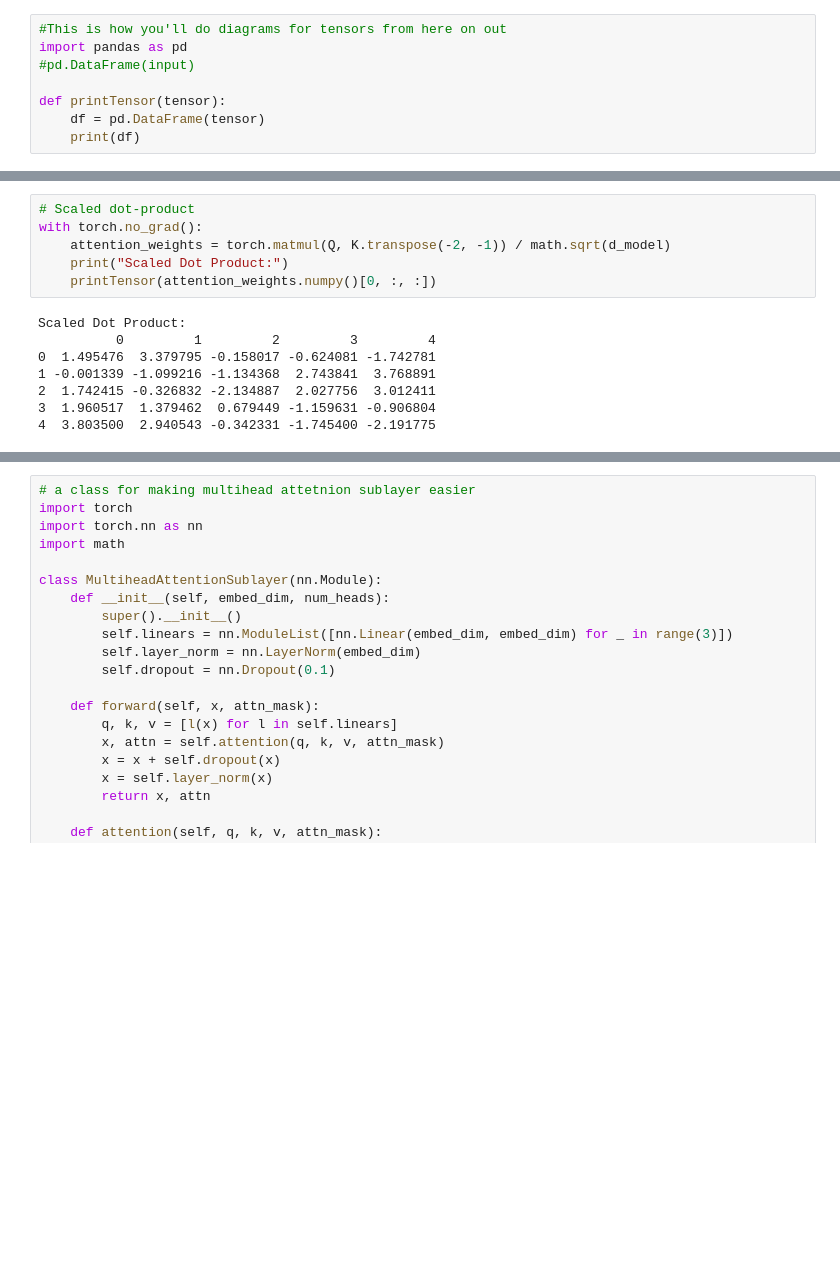
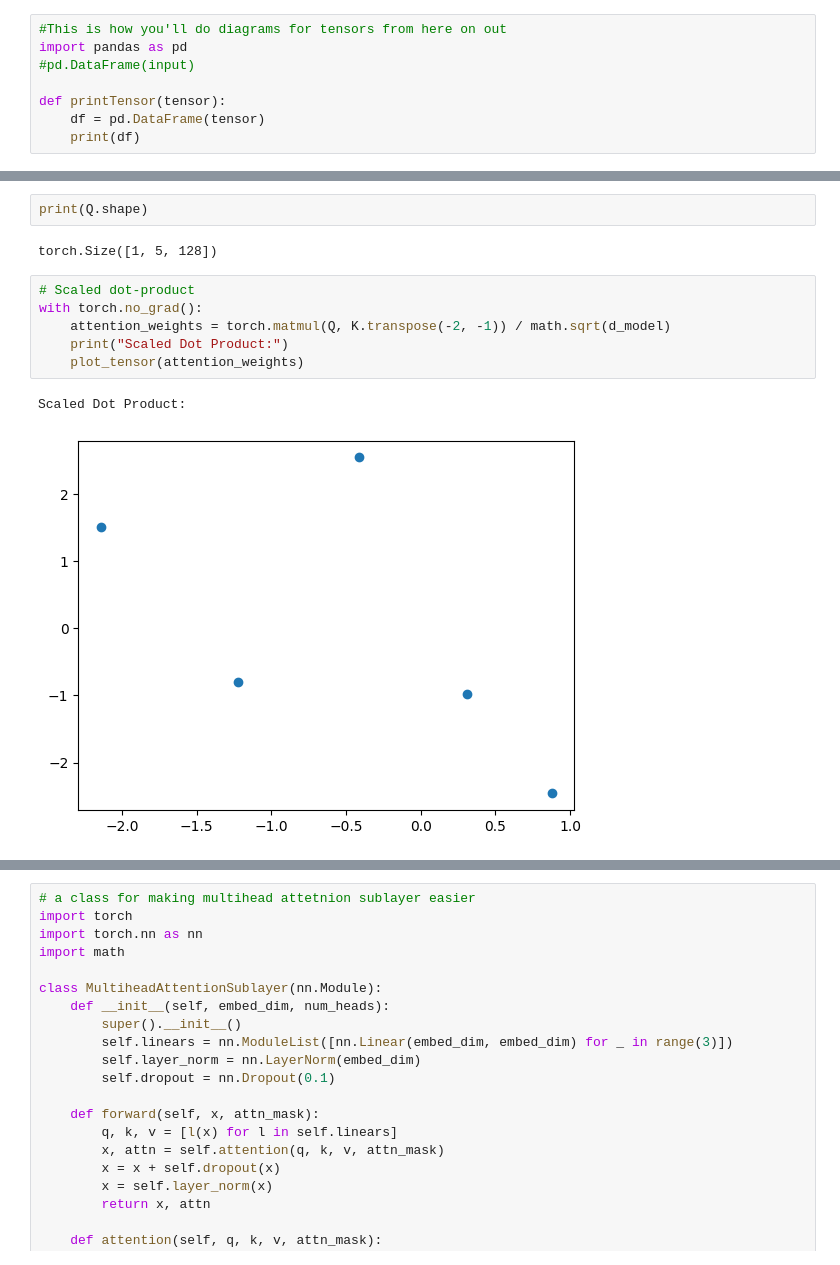
Before and after one commit to NicoCereghini/BarrettThesisProjectResources, a Jupyter notebook: scratch.ipynb, the cells around one changed output, grey strips where cells are left out. Drawn from its saved outputs; the diff is of its cells as text; blank space fills up the shorter version.

```diff
--- a/scratch.ipynb
+++ b/scratch.ipynb
@@ -98,17 +83,16 @@ Q matrix:
+# %%
+print(Q.shape)
+# %% [output]
+torch.Size([1, 5, 128])
 # %%
 # Scaled dot-product
 with torch.no_grad():
     attention_weights = torch.matmul(Q, K.transpose(-2, -1)) / math.sqrt(d_model)
     print("Scaled Dot Product:")
-    printTensor(attention_weights.numpy()[0, :, :])
+    plot_tensor(attention_weights)
 # %% [output]
 Scaled Dot Product:
-          0         1         2         3         4
-0  1.495476  3.379795 -0.158017 -0.624081 -1.742781
-1 -0.001339 -1.099216 -1.134368  2.743841  3.768891
-2  1.742415 -0.326832 -2.134887  2.027756  3.012411
-3  1.960517  1.379462  0.679449 -1.159631 -0.906804
-4  3.803500  2.940543 -0.342331 -1.745400 -2.191775
+[figure, added]
 # %%
 with torch.no_grad():
     #softmax
```
Also changed, not shown: parts of 13 cells of this notebook.
